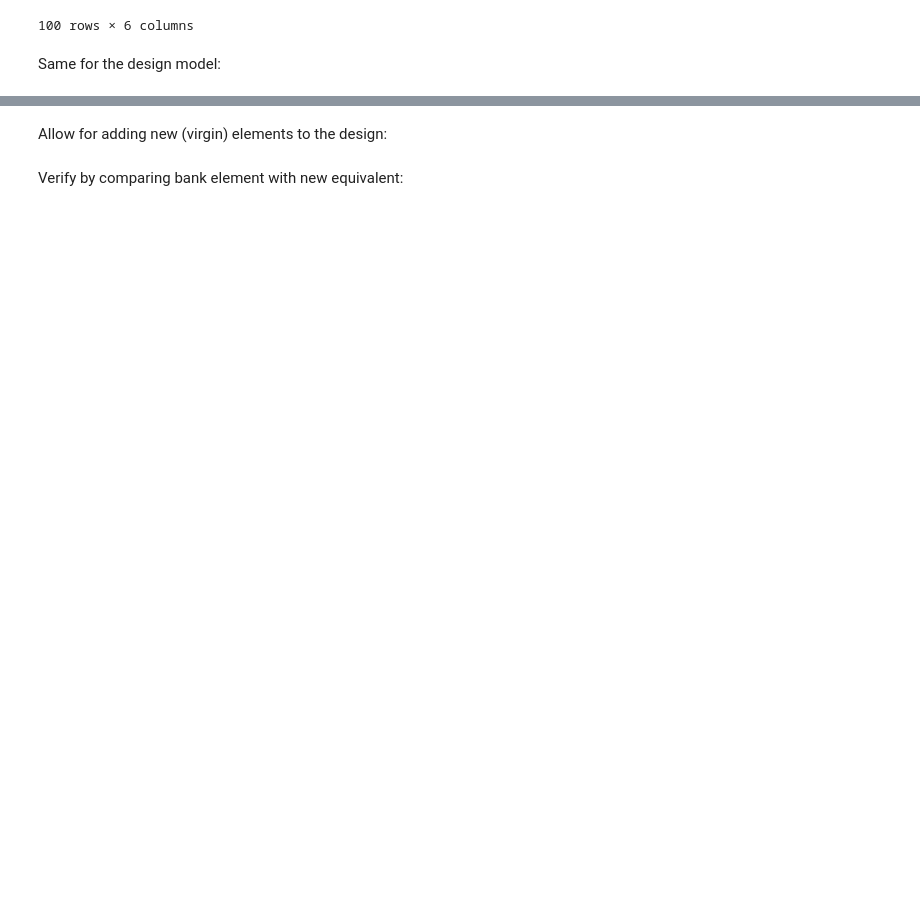
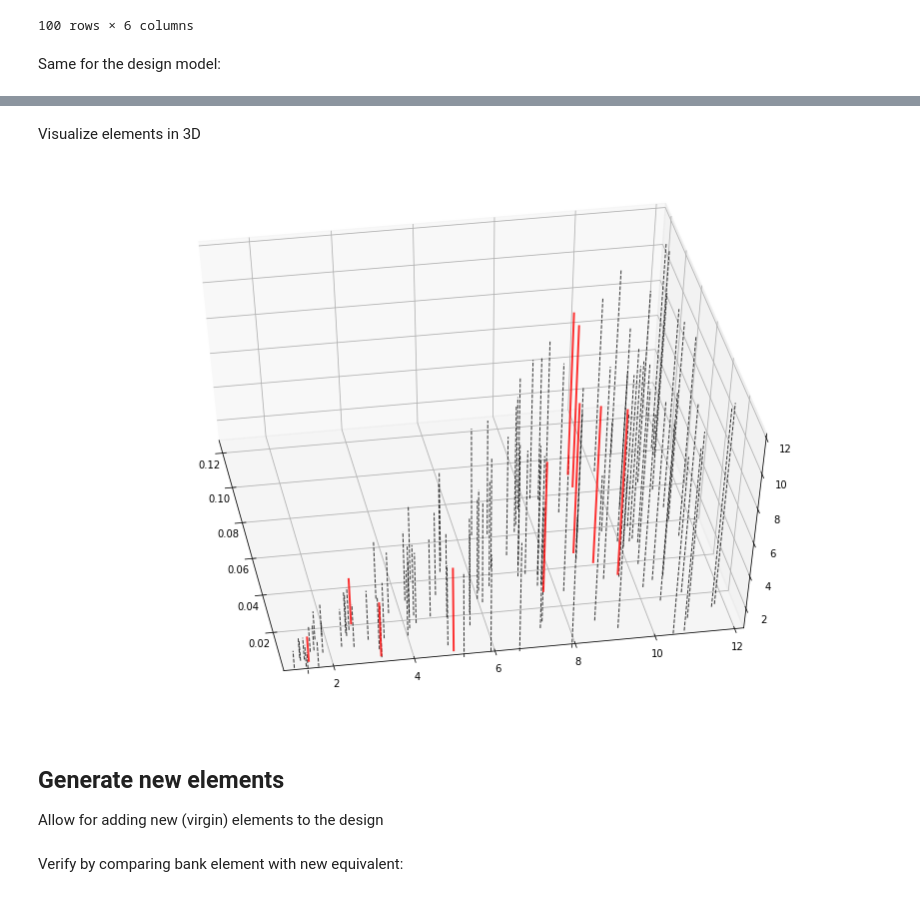
Before and after one commit to marcinluczkowski/structuralCircle, a Jupyter notebook: Notebooks/Beam_mapping_algorithms.ipynb, the cells around one changed output, grey strips where cells are left out. Cells and saved outputs as stored; diff of their text form; code cells hidden in the pictures; blank space fills up the shorter version.

```diff
--- a/Notebooks/Beam_mapping_algorithms.ipynb
+++ b/Notebooks/Beam_mapping_algorithms.ipynb
@@ -103,5 +146,31 @@ dsgn
+# %% [markdown]
+Visualize elements in 3D
+# %%
+fig = plt.figure()
+fig.set_size_inches(15, 10)
+ax = plt.axes(projection='3d')
+ax.view_init(50, -10)
+
+ax.set_xlim(MAX_AREA, MIN_AREA)
+ax.set_ylim(MIN_LENGTH, MAX_LENGTH)
+ax.set_zlim(MIN_LENGTH, MAX_LENGTH)
+
+for i in range(bank.shape[0]):
+    x = [bank.loc[i, 'Area'], bank.loc[i, 'Area']]
+    y = [bank.loc[i, 'Length'], bank.loc[i, 'Length']]
+    z = [0, bank.loc[i, 'Length']]
+    ax.plot(x,y,z,'k--',alpha=0.8, linewidth=1)
+
+for i in range(dsgn.shape[0]):
+    x = [dsgn.loc[i, 'Area'], dsgn.loc[i, 'Area']]
+    y = [dsgn.loc[i, 'Length'], dsgn.loc[i, 'Length']]
+    z = [0, dsgn.loc[i, 'Length']]
+    ax.plot(x,y,z, alpha=0.8, linewidth=2, color='red')
+# %% [output]
+[figure, added]
 # %% [markdown]
-Allow for adding new (virgin) elements to the design:
+## Generate new elements
+Allow for adding new (virgin) elements to the design
 # %%
 def generate_new(length, area):
   random.seed(3)
```
Also changed, not shown: parts of 28 cells of this notebook.
